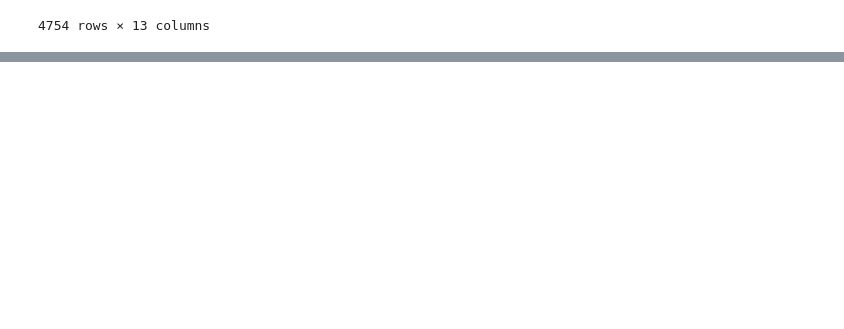
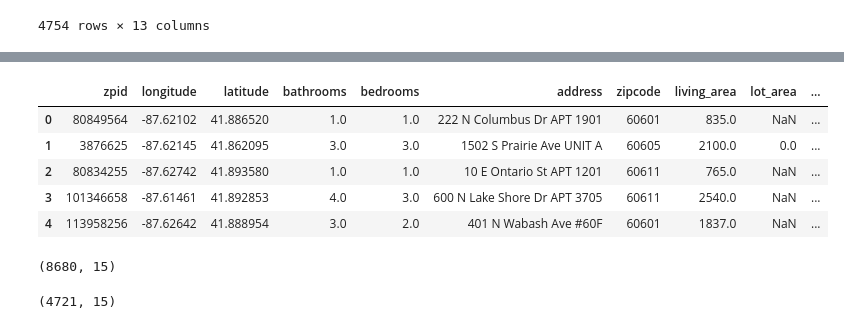
Before and after one commit to yiningYvette/Dollar_Hub, a Jupyter notebook: zillow-listing-data/zillow-data-scraper.ipynb, the cells around one changed output, grey strips where cells are left out. Saved outputs shown, nothing was run; the diff lists cells and outputs as text; code cells hidden in the pictures; blank space fills up the shorter version.

```diff
--- a/zillow-listing-data/zillow-data-scraper.ipynb
+++ b/zillow-listing-data/zillow-data-scraper.ipynb
@@ -248,0 +372,9 @@ df_deduped_zillow.to_csv("zillow_chicago.csv", index=False)
+# %%
+all_sales_listing_info = []
+
+for zipcode in chicago_zipcode:
+    zipcode_listing = get_selling_data_for_zipcode(zipcode)
+    all_sales_listing_info.extend(zipcode_listing)
+    print(f"Updated; total number of listings: {len(all_sales_listing_info)}.")
+    sleep_time = random.uniform(0, 0.3)
+    time.sleep(sleep_time)
@@ -248,0 +419,10 @@ df_deduped_zillow.to_csv("zillow_chicago.csv", index=False)
+# %%
+df_sales = pd.DataFrame(all_sales_listing_info)
+df_sales.head()
+# %% [output]
+|  | zpid | longitude | latitude | bathrooms | bedrooms | address | zipcode | living_area | lot_area | ... |
+| 0 | 80849564 | -87.62102 | 41.886520 | 1.0 | 1.0 | 222 N Columbus Dr APT 1901 | 60601 | 835.0 | NaN | ... |
+| 1 | 3876625 | -87.62145 | 41.862095 | 3.0 | 3.0 | 1502 S Prairie Ave UNIT A | 60605 | 2100.0 | 0.0 | ... |
+| 2 | 80834255 | -87.62742 | 41.893580 | 1.0 | 1.0 | 10 E Ontario St APT 1201 | 60611 | 765.0 | NaN | ... |
+| 3 | 101346658 | -87.61461 | 41.892853 | 4.0 | 3.0 | 600 N Lake Shore Dr APT 3705 | 60611 | 2540.0 | NaN | ... |
+| 4 | 113958256 | -87.62642 | 41.888954 | 3.0 | 2.0 | 401 N Wabash Ave #60F | 60601 | 1837.0 | NaN | ... |
@@ -248,0 +431,9 @@ df_deduped_zillow.to_csv("zillow_chicago.csv", index=False)
+# %%
+df_sales.shape
+# %% [output]
+(8680, 15)
+# %%
+df_sales_deduped = df_sales.drop_duplicates(subset=["zpid"], keep="first")
+df_sales_deduped.shape
+# %% [output]
+(4721, 15)
```
Also changed, not shown: parts of 9 cells of this notebook, 4 other files.
